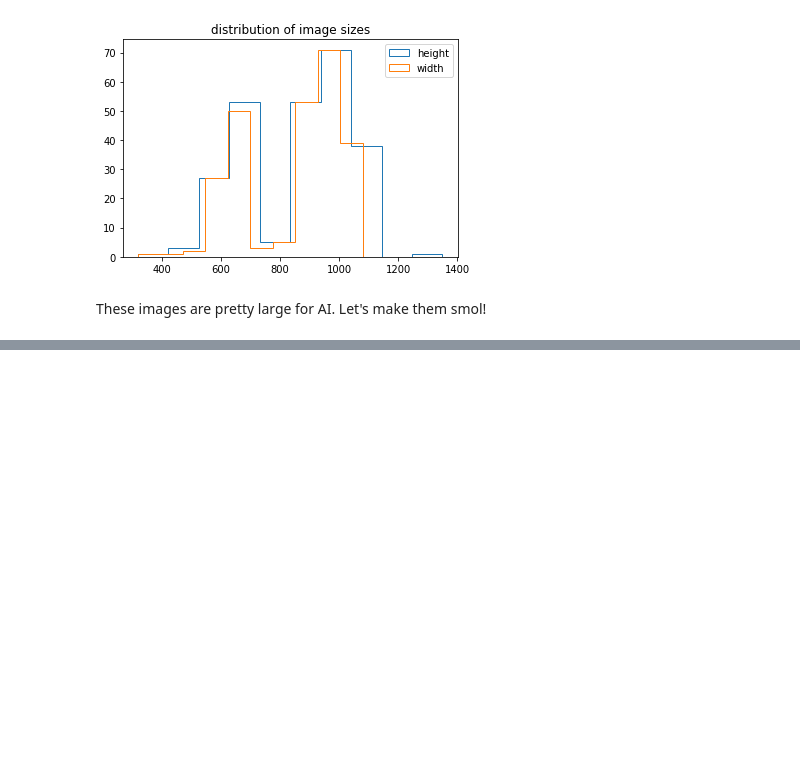
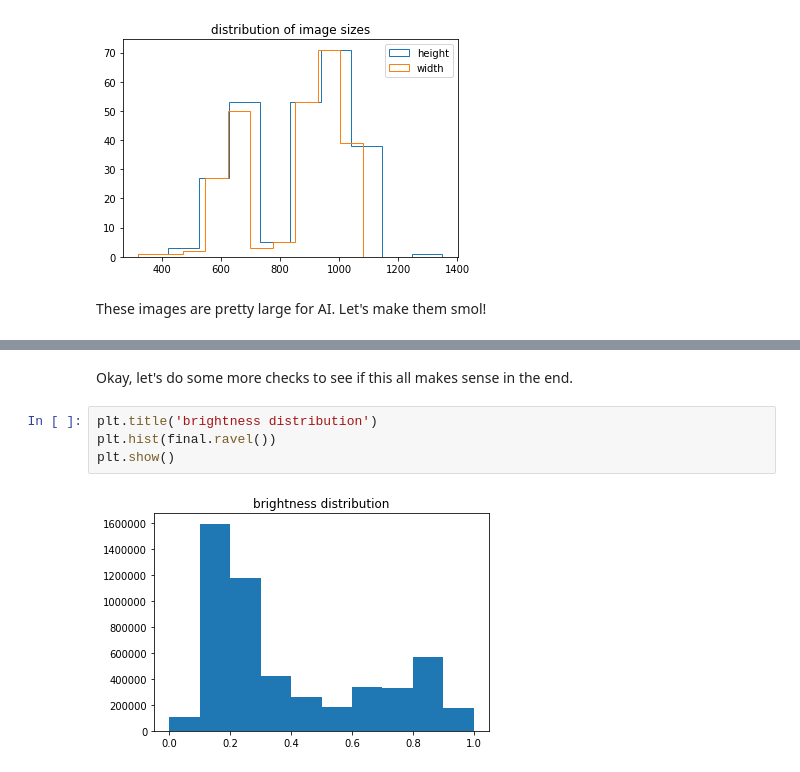
Before and after one commit to malyvsen/inverse-ai, a Jupyter notebook: data/penabranca/process.ipynb, the cells around one changed output, grey strips where cells are left out. Saved outputs shown, nothing was run; the diff lists cells and outputs as text; blank space fills up the shorter version.

```diff
--- a/data/penabranca/process.ipynb
+++ b/data/penabranca/process.ipynb
@@ -57 +71,9 @@ normalized = [(image - image.min()) / (image.max() - image.min()) for image in r
+# %% [markdown]
+Okay, let's do some more checks to see if this all makes sense in the end.
+# %%
+plt.title('brightness distribution')
+plt.hist(final.ravel())
+plt.show()
+# %% [output]
+[figure, added]
 # %%
```
Also changed, not shown: parts of 11 cells of this notebook, 1 other file.
